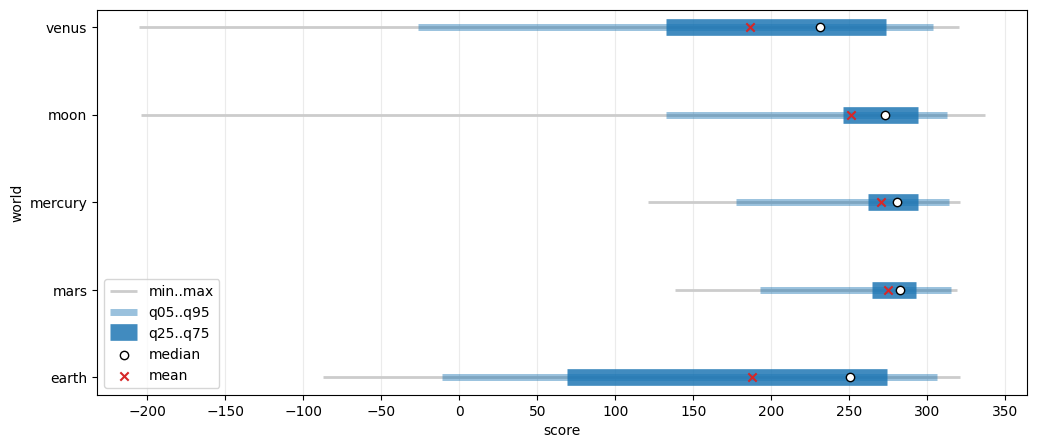
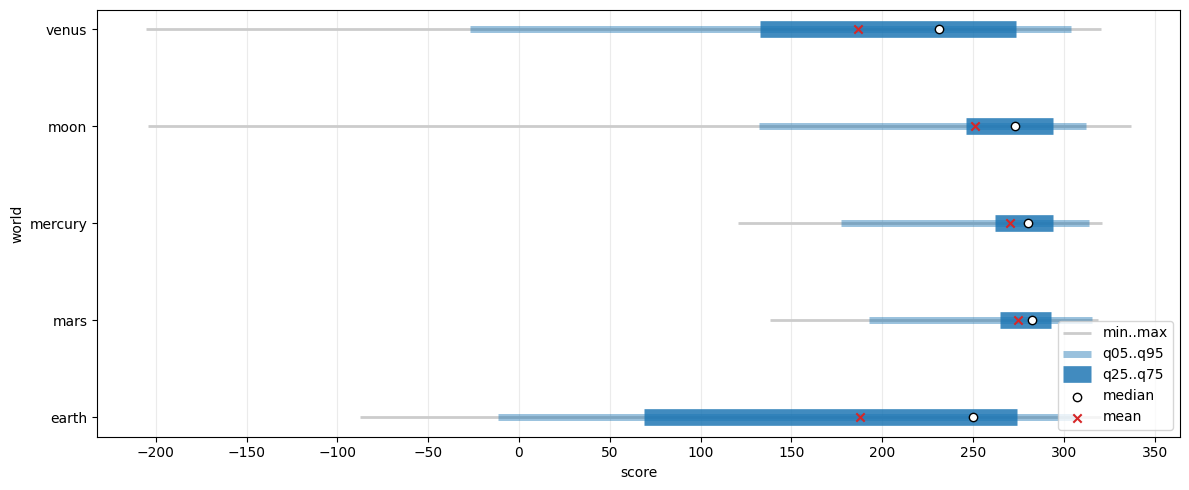
Unified diff of the notebook cell whose output changed from the first chart to the second:
--- before
+++ after
@@ -2,28 +2,6 @@
 # requires: checkpoint-world-distributions
 
-import numpy as np
-import matplotlib.pyplot as plt
-from matplotlib.ticker import MultipleLocator
+from hpo.notebook import plots
 
-world_order = ["earth", "mars", "mercury", "moon", "venus"]
-data = summary.reindex(world_order)
-
-y = np.arange(len(data))
-
-fig, ax = plt.subplots(figsize=(12, 5))
-
-ax.hlines(y, data["min"], data["max"], color="0.80", linewidth=2, label="min..max")
-ax.hlines(y, data["q05"], data["q95"], color="tab:blue", linewidth=5, alpha=0.45, label="q05..q95")
-ax.hlines(y, data["q25"], data["q75"], color="tab:blue", linewidth=12, alpha=0.85, label="q25..q75")
-
-ax.scatter(data["median"], y, color="white", edgecolor="black", zorder=3, label="median")
-ax.scatter(data["mean"], y, marker="x", color="tab:red", zorder=3, label="mean")
-
-ax.set_xlabel("score")
-ax.set_ylabel("world")
-ax.set_yticks(y, data.index)
-ax.xaxis.set_major_locator(MultipleLocator(50))
-ax.grid(axis="x", alpha=0.25)
-ax.legend(loc="lower left")
-
-plt.show()
+_worlds = ["earth", "mars", "mercury", "moon", "venus"]
+_ = plots.quantiles(scores, _worlds)

Commit: Simplify